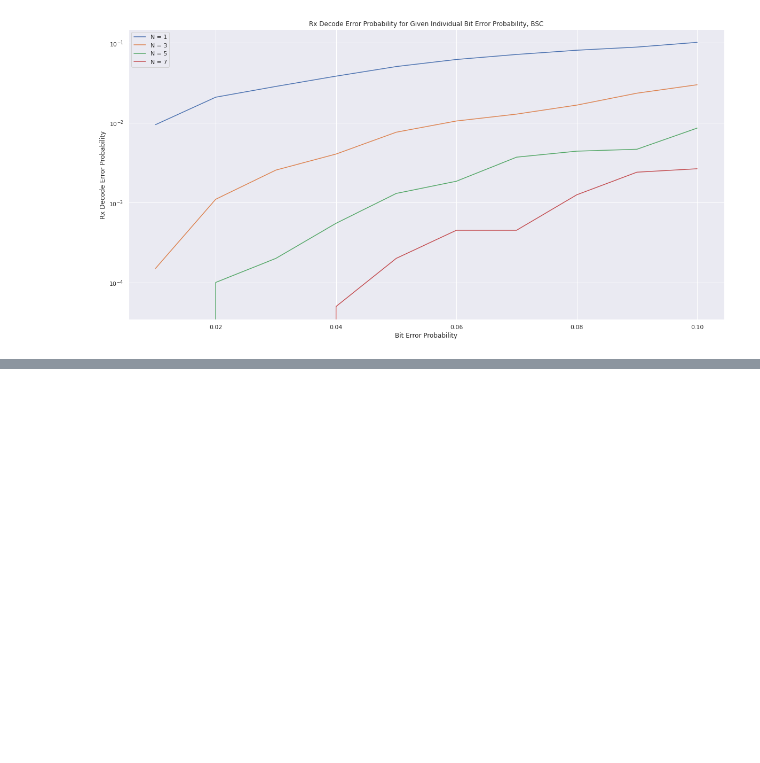
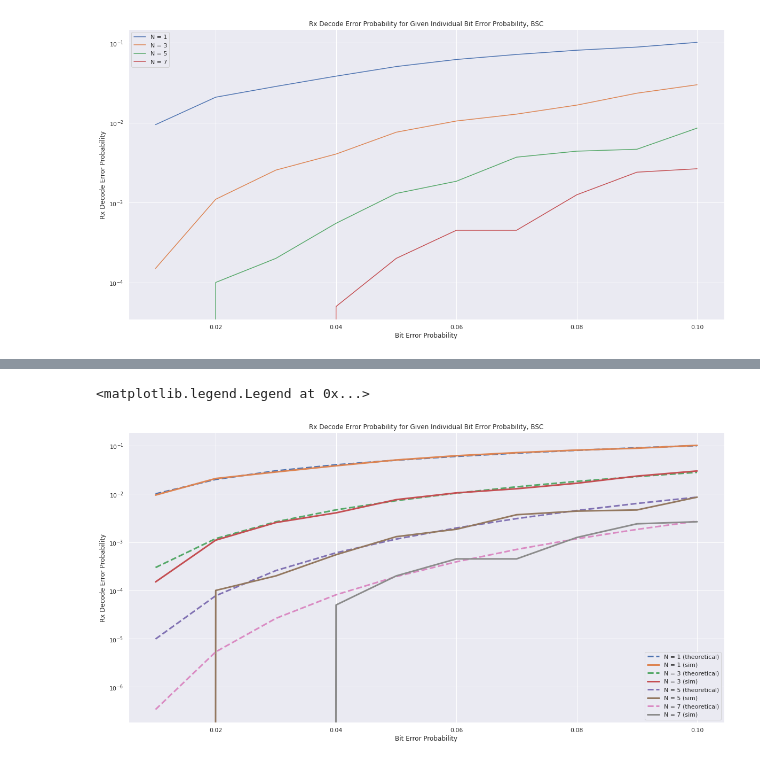
Before and after one commit to krauthammera/ee131a_finalproj, a Jupyter notebook: Problem2.ipynb, the cells around one changed output, grey strips where cells are left out. Drawn from its saved outputs; the diff is of its cells as text; code cells hidden in the pictures; blank space fills up the shorter version.

```diff
--- a/Problem2.ipynb
+++ b/Problem2.ipynb
@@ -174,0 +241,19 @@ plt.legend()
+# %%
+plt.figure()
+
+for N in N_vals:
+    ax = sns.lineplot(data=theoretical_df, x="P", y=str(N), linewidth=3, label="N = {} (theoretical)".format(N))
+    ax = sns.lineplot(data=exp_errs_df, x="P", y=str(N), linewidth=3, label="N = {} (sim)".format(N))
+
+
+for line in ax.lines[0:8:2]:
+    line.set_linestyle("--")
+
+plt.xlabel("Bit Error Probability")
+plt.ylabel("Rx Decode Error Probability")
+plt.title("Rx Decode Error Probability for Given Individual Bit Error Probability, BSC")
+plt.yscale('log')
+plt.legend()
+# %% [output]
+<matplotlib.legend.Legend at 0x...>
+[figure, added]
```
Also changed, not shown: parts of 7 cells of this notebook.
